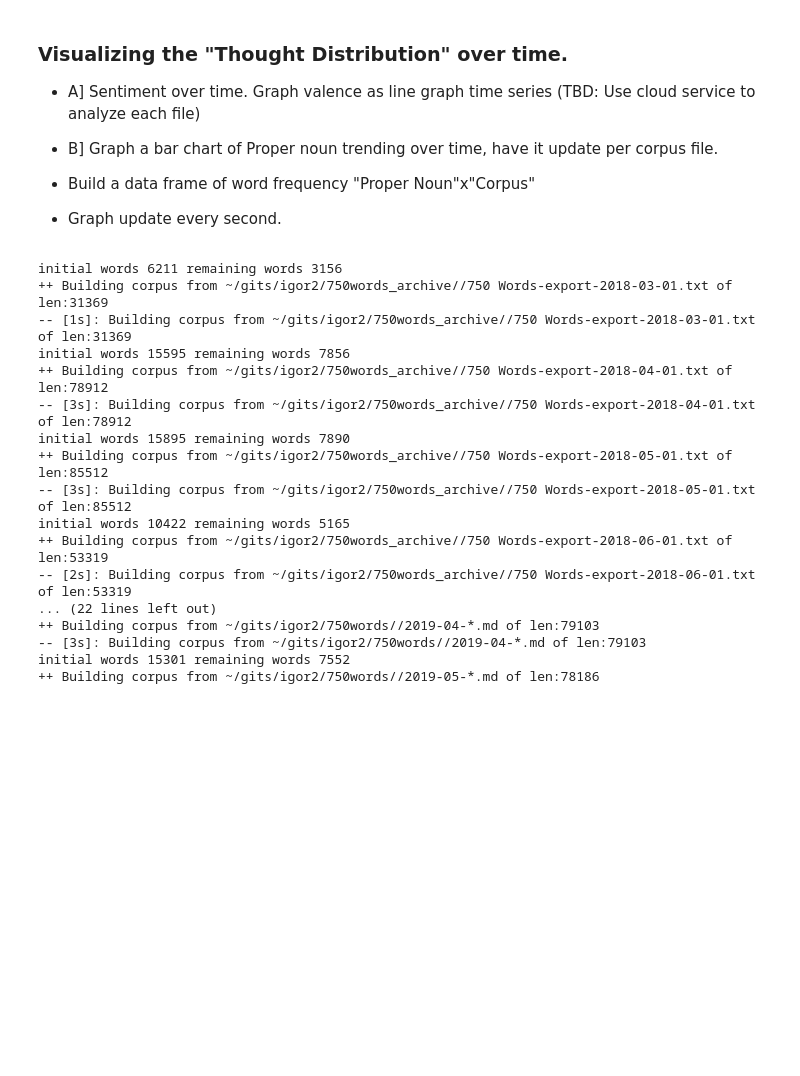
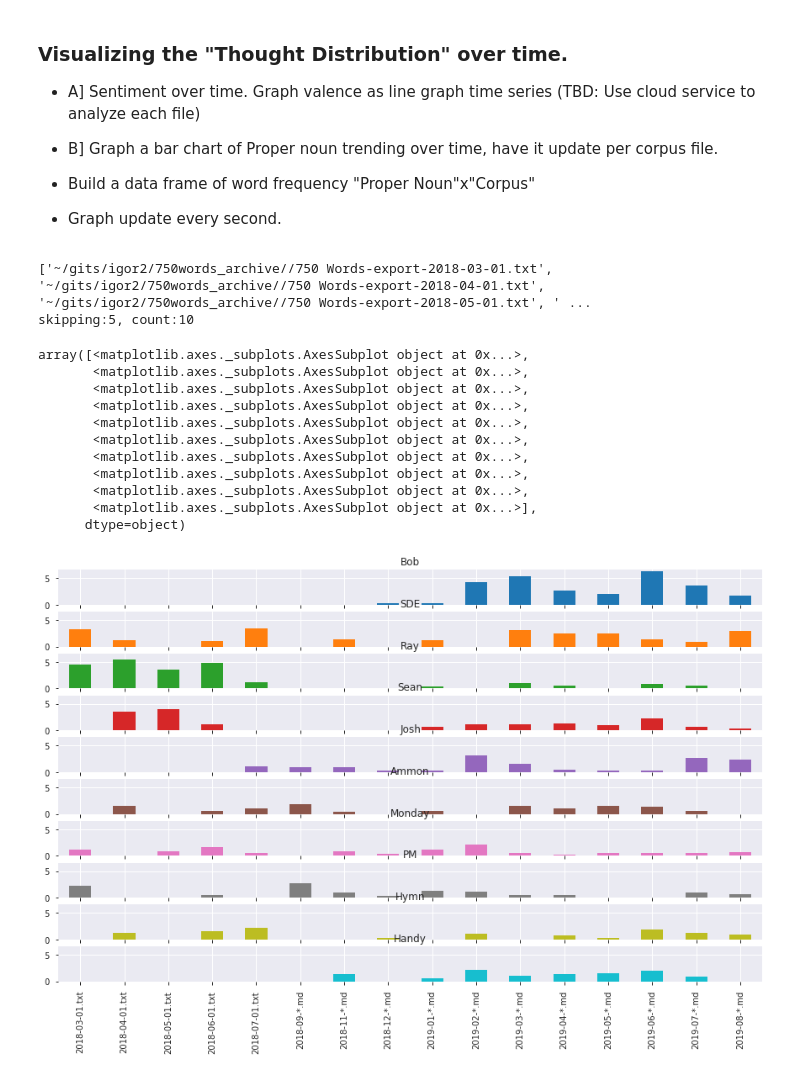
Before and after one commit to idvorkin/jupyter, a Jupyter notebook: PlayNLP.ipynb, the cells around one changed output. Drawn from its saved outputs; the diff is of its cells as text; code cells hidden in the pictures; blank space fills up the shorter version.

```diff
--- a/PlayNLP.ipynb
+++ b/PlayNLP.ipynb
@@ -429,49 +415,51 @@ def PathToFriendlyTitle(path: str):
 # %%
 # corpus_paths = corpus_path_months[2018]+corpus_path_months[2019]
 corpus_paths = corpus_path_months[2018] + corpus_path_months[2019]
+print(corpus_paths)
 pdfs = [
     MakePDF(GetInterestingForCorpusPath(p, "PROPN"), PathToFriendlyTitle(p))
     for p in corpus_paths
 ]
 
 # TODO: Why can't we use the join - gives an error.
 # wordByTimespan = pd.DataFrame().join(pdfs, how="outer", sort=False)
 wordByTimespan = pd.DataFrame()
 for pdf in pdfs:
     wordByTimespan = wordByTimespan.join(pdf, how="outer")
 
 # Sort by sum(word frequency) over all corpus
 # I  suspect it'd be interesting to sort by TF*IDF because it'll make words that are present
 # only in a few months get a boost.
 wordByTimespan["word_frequency"] = wordByTimespan.sum(skipna=True, axis="columns")
 wordByTimespan = wordByTimespan.sort_values("word_frequency", ascending=False)
 
+
 # Remove total column
 wordByTimespan = wordByTimespan.iloc[:, :-1]
 
+top_words_to_skip, count_words = 5, 10
+print(f"skipping:{top_words_to_skip}, count:{count_words} ")
+
 # wordByTimespan.iloc[:50, :].plot( kind="bar", subplots=False, legend=False, figsize=(15, 14), sharey=True )
-wordByTimespan.iloc[:8, :].T.plot(
+wordByTimespan.iloc[top_words_to_skip : top_words_to_skip + count_words, :].T.plot(
     kind="bar", subplots=True, legend=False, figsize=(15, 9), sharey=True
 )
 # wordByTimespan.iloc[:13, :].T.plot( kind="bar", subplots=False, legend=True, figsize=(15, 14), sharey=True )
 # %% [output]
-initial words 6211 remaining words 3156
-++ Building corpus from ~/gits/igor2/750words_archive//750 Words-export-2018-03-01.txt of len:31369
--- [1s]: Building corpus from ~/gits/igor2/750words_archive//750 Words-export-2018-03-01.txt of len:31369
-initial words 15595 remaining words 7856
-++ Building corpus from ~/gits/igor2/750words_archive//750 Words-export-2018-04-01.txt of len:78912
--- [3s]: Building corpus from ~/gits/igor2/750words_archive//750 Words-export-2018-04-01.txt of len:78912
-initial words 15895 remaining words 7890
-++ Building corpus from ~/gits/igor2/750words_archive//750 Words-export-2018-05-01.txt of len:85512
--- [3s]: Building corpus from ~/gits/igor2/750words_archive//750 Words-export-2018-05-01.txt of len:85512
-initial words 10422 remaining words 5165
-++ Building corpus from ~/gits/igor2/750words_archive//750 Words-export-2018-06-01.txt of len:53319
--- [2s]: Building corpus from ~/gits/igor2/750words_archive//750 Words-export-2018-06-01.txt of len:53319
-... (22 lines left out)
-++ Building corpus from ~/gits/igor2/750words//2019-04-*.md of len:79103
--- [3s]: Building corpus from ~/gits/igor2/750words//2019-04-*.md of len:79103
-initial words 15301 remaining words 7552
-++ Building corpus from ~/gits/igor2/750words//2019-05-*.md of len:78186
+['~/gits/igor2/750words_archive//750 Words-export-2018-03-01.txt', '~/gits/igor2/750words_archive//750 Words-export-2018-04-01.txt', '~/gits/igor2/750words_archive//750 Words-export-2018-05-01.txt', ' ...
+skipping:5, count:10
+array([<matplotlib.axes._subplots.AxesSubplot object at 0x...>,
+       <matplotlib.axes._subplots.AxesSubplot object at 0x...>,
+       <matplotlib.axes._subplots.AxesSubplot object at 0x...>,
+       <matplotlib.axes._subplots.AxesSubplot object at 0x...>,
+       <matplotlib.axes._subplots.AxesSubplot object at 0x...>,
+       <matplotlib.axes._subplots.AxesSubplot object at 0x...>,
+       <matplotlib.axes._subplots.AxesSubplot object at 0x...>,
+       <matplotlib.axes._subplots.AxesSubplot object at 0x...>,
+       <matplotlib.axes._subplots.AxesSubplot object at 0x...>,
+       <matplotlib.axes._subplots.AxesSubplot object at 0x...>],
+      dtype=object)
+[figure, added]
 # %%
 top_word_by_year = wordByTimespan.iloc[:15, :][
     ::-1
```
Also changed, not shown: parts of 11 cells of this notebook, 2 other files.
